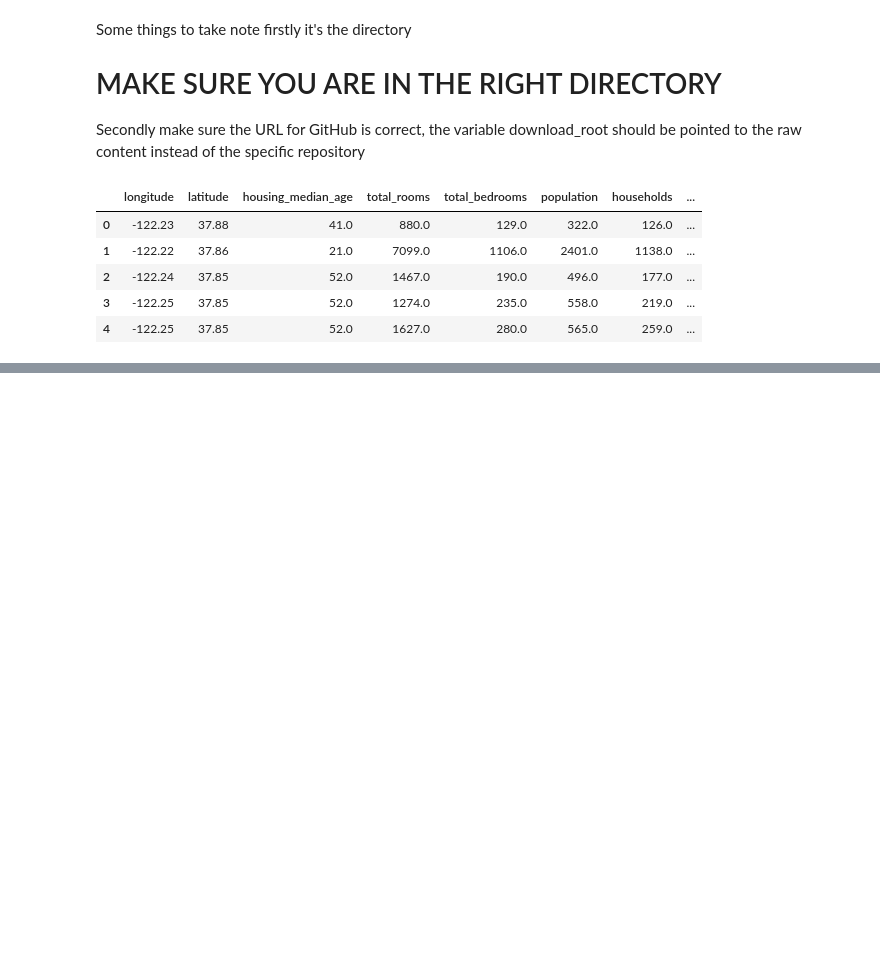
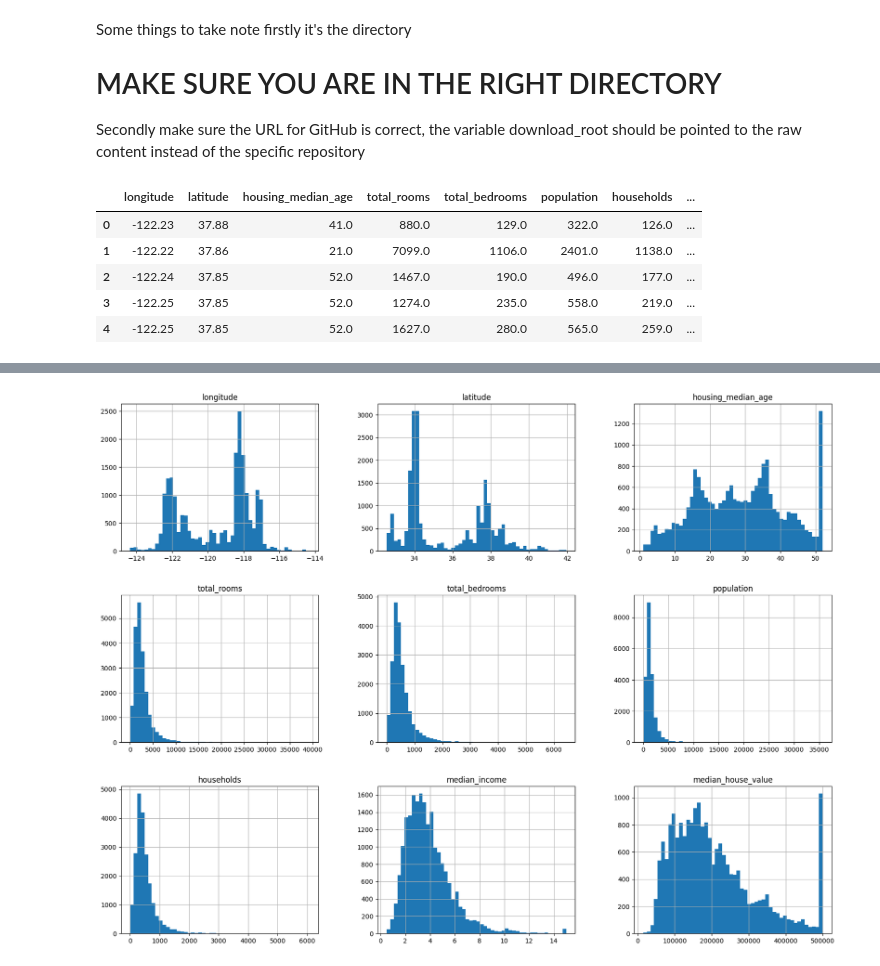
Before and after one commit to JohnYeow23/Machine-Learning-Practice, a Jupyter notebook: HandsOnML/HandsOnML Chapter 2/main.ipynb, the cells around one changed output, grey strips where cells are left out. Saved outputs shown, nothing was run; the diff lists cells and outputs as text; code cells hidden in the pictures; blank space fills up the shorter version.

```diff
--- a/HandsOnML/HandsOnML Chapter 2/main.ipynb
+++ b/HandsOnML/HandsOnML Chapter 2/main.ipynb
@@ -43,0 +102,6 @@ housing.head()
+# %%
+import matplotlib.pyplot as plt
+housing.hist(bins= 50, figsize=(20,15))
+plt.show()
+# %% [output]
+[figure, added]
```
Also changed, not shown: parts of 88 cells of this notebook, 2 other files.
